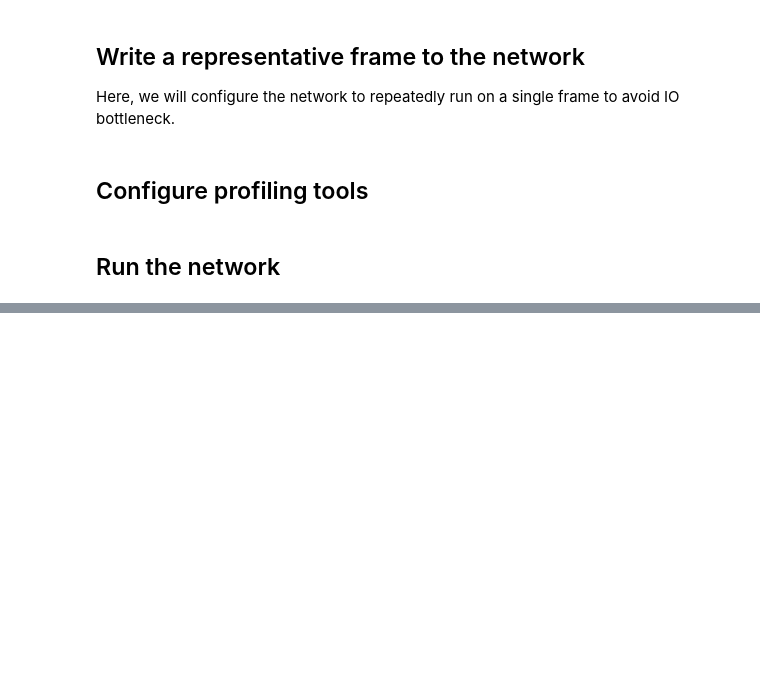
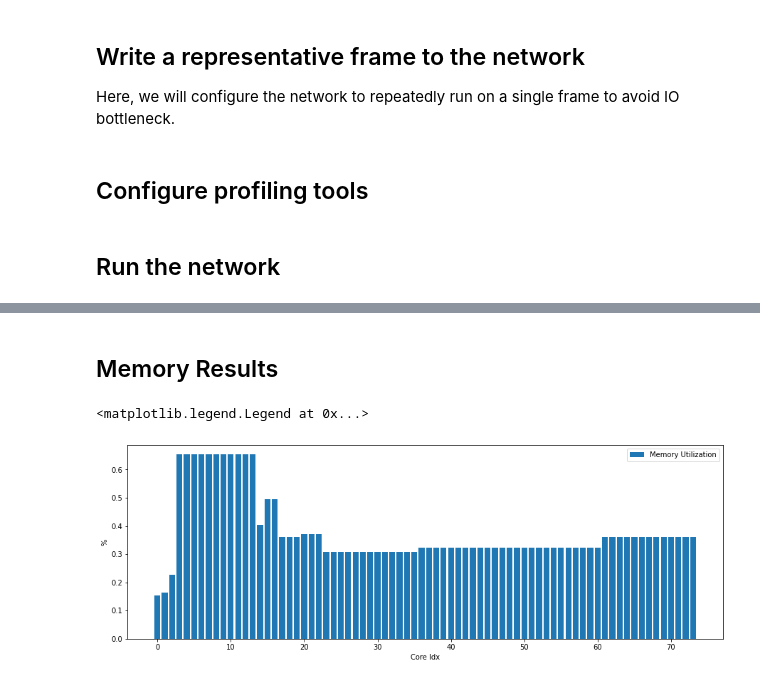
Before and after one commit to lava-nc/lava-dl, a Jupyter notebook: tutorials/lava/lib/dl/netx/pilotnet_snn/benchmark.ipynb, the cells around one changed output, grey strips where cells are left out. Drawn from its saved outputs; the diff is of its cells as text; code cells hidden in the pictures; blank space fills up the shorter version.

```diff
--- a/tutorials/lava/lib/dl/netx/pilotnet_snn/benchmark.ipynb
+++ b/tutorials/lava/lib/dl/netx/pilotnet_snn/benchmark.ipynb
@@ -108,0 +240,11 @@ plt.legend()
+# %% [markdown]
+## Memory Results
+# %%
+plt.figure(figsize=(15, 5))
+plt.bar(memory_logger.core_idx, memory_logger.total_mpds, label='Memory Utilization')
+plt.ylabel('%')
+plt.xlabel('Core Idx')
+plt.legend()
+# %% [output]
+<matplotlib.legend.Legend at 0x...>
+[figure, added]
```
Also changed, not shown: parts of 18 cells of this notebook.
